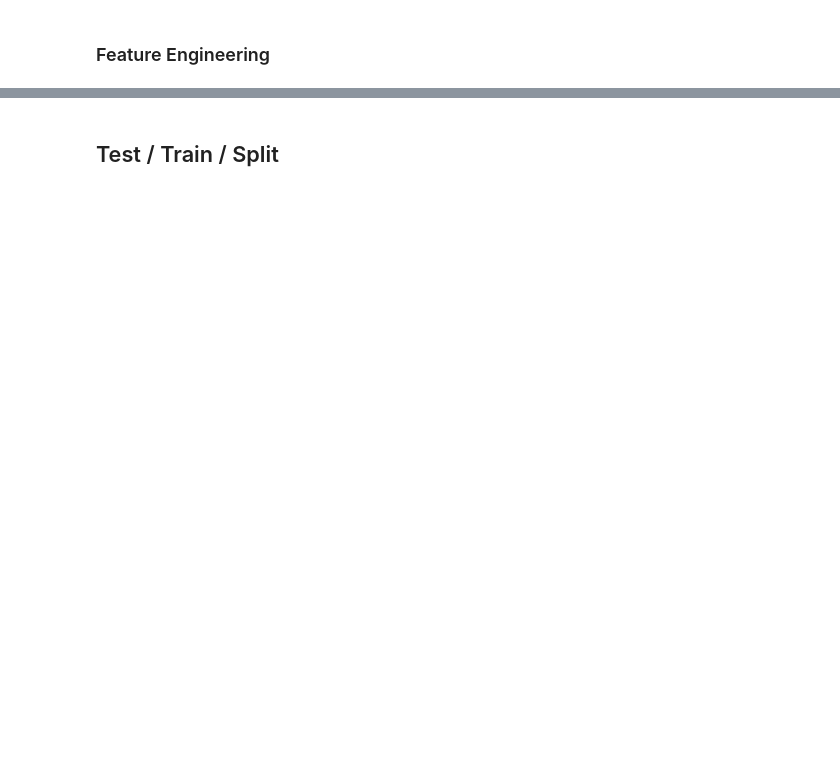
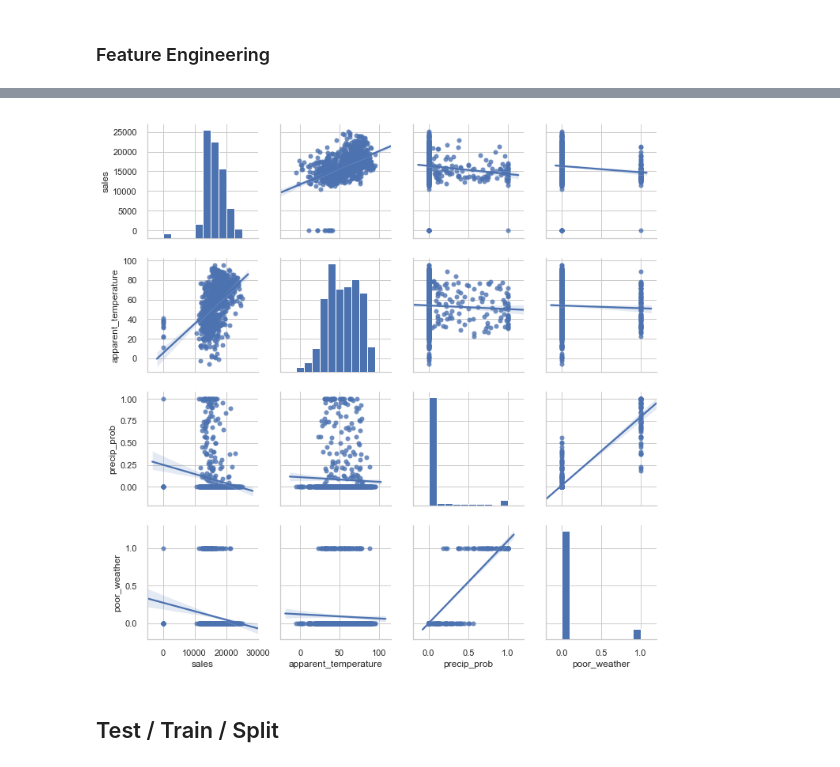
Before and after one commit to maks-p/restaurant_sales_forecasting, a Jupyter notebook: baseline_linear.ipynb, the cells around one changed output, grey strips where cells are left out. Saved outputs shown, nothing was run; the diff lists cells and outputs as text; code cells hidden in the pictures; blank space fills up the shorter version.

```diff
--- a/baseline_linear.ipynb
+++ b/baseline_linear.ipynb
@@ -340,17 +484,25 @@ def add_interactions(df):
 
     if apply_interactions:
 
-        for i in [col for col in df.columns if col.startswith('day_')]:
+        for d in [col for col in df.columns if col.startswith('dayclus_')]:
 
-            col_name = i + '_X_' + 'poor_weather'
+            #col_name = d + '_X_' + 'poor_weather'
 
-            df[col_name] = df[i] * df['poor_weather']
+            #df[col_name] = df[d] * df['poor_weather']
 
-            for m in [col for col in df.columns if col.startswith('mo_')]:
+            for m in [col for col in df.columns if col.startswith('moclus_')]:
 
-                col_name = i + '_X_' + m
+                col_name = d + '_X_' + m
 
-                df[col_name] = df[i] * df[m]
+                df[col_name] = df[d] * df[m]
+
+            df.drop([d], axis=1, inplace=True)
+
+        df.drop([col for col in df.columns if col.startswith('moclus_')], axis=1, inplace=True)
+
+        return df
+
+    else:
 
         return df
 
@@ -358,3 +543,10 @@ dfx = add_interactions(dfx)
+# %%
+#Pairplot of Target, Dependent Variables
+sns.set(style='whitegrid', palette='deep')
+sns.pairplot(dfx, vars=['sales', 'apparent_temperature', 'precip_prob', 'poor_weather'],
+                 kind='reg');
+# %% [output]
+[figure, added]
 # %% [markdown]
 ## Test / Train / Split
 # %%
```
Also changed, not shown: parts of 51 cells of this notebook, 3 other files.
